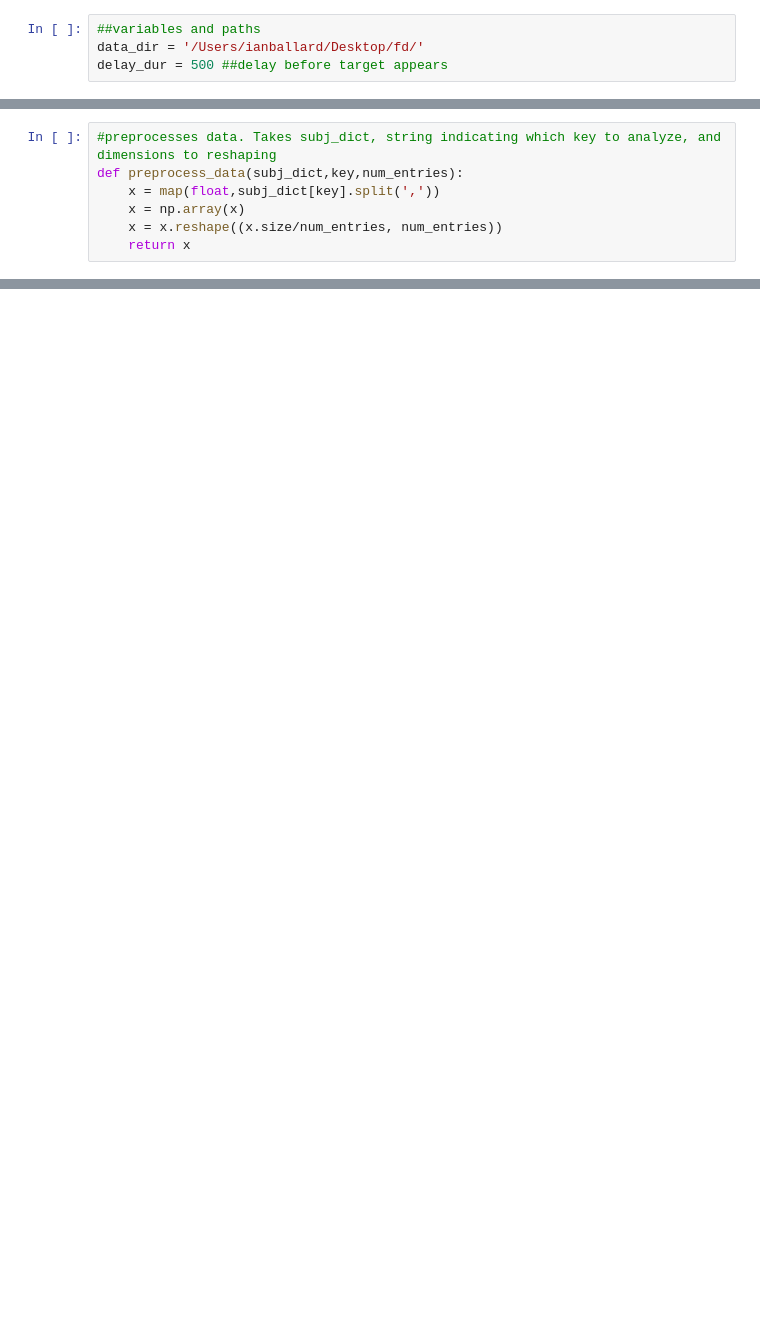
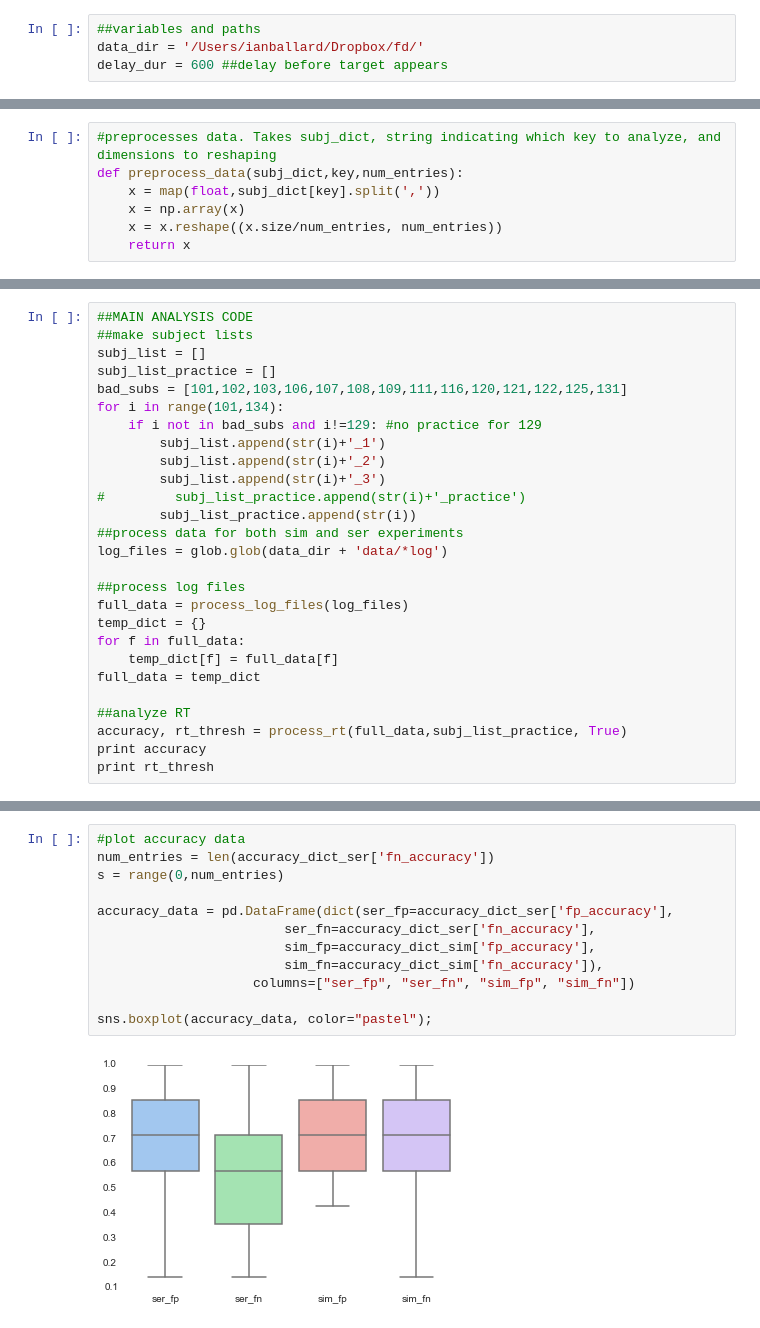
Before and after one commit to iancballard/feature-discrimination-analysis, a Jupyter notebook: analyze_results_fmri.ipynb, the cells around one changed output, grey strips where cells are left out. Drawn from its saved outputs; the diff is of its cells as text; blank space fills up the shorter version.

Commit message:
fmri script functioning for analyzing fMRI behvioral data

```diff
--- a/analyze_results_fmri.ipynb
+++ b/analyze_results_fmri.ipynb
@@ -62,4 +68,4 @@ def clean_RT(data,delay,thresh):
 # %%
 ##variables and paths
-data_dir = '/Users/ianballard/Desktop/fd/'
-delay_dur = 500 ##delay before target appears
+data_dir = '/Users/ianballard/Dropbox/fd/'
+delay_dur = 600 ##delay before target appears
@@ -218,0 +193,27 @@ IndexError: list index out of range
+# %%
+##MAIN ANALYSIS CODE
+##make subject lists
+subj_list = []
+subj_list_practice = []
+bad_subs = [101,102,103,106,107,108,109,111,116,120,121,122,125,131]
+for i in range(101,134):
+    if i not in bad_subs and i!=129: #no practice for 129
+        subj_list.append(str(i)+'_1')
+        subj_list.append(str(i)+'_2')
+        subj_list.append(str(i)+'_3')
+#         subj_list_practice.append(str(i)+'_practice')
+        subj_list_practice.append(str(i))
+##process data for both sim and ser experiments
+log_files = glob.glob(data_dir + 'data/*log')
+
+##process log files
+full_data = process_log_files(log_files)
+temp_dict = {}
+for f in full_data:
+    temp_dict[f] = full_data[f]
+full_data = temp_dict
+
+##analyze RT
+accuracy, rt_thresh = process_rt(full_data,subj_list_practice, True)
+print accuracy
+print rt_thresh
@@ -270,0 +298,14 @@ nan
+# %%
+#plot accuracy data
+num_entries = len(accuracy_dict_ser['fn_accuracy'])
+s = range(0,num_entries)
+
+accuracy_data = pd.DataFrame(dict(ser_fp=accuracy_dict_ser['fp_accuracy'],
+                        ser_fn=accuracy_dict_ser['fn_accuracy'],
+                        sim_fp=accuracy_dict_sim['fp_accuracy'],
+                        sim_fn=accuracy_dict_sim['fn_accuracy']),
+                    columns=["ser_fp", "ser_fn", "sim_fp", "sim_fn"])
+
+sns.boxplot(accuracy_data, color="pastel");
+# %% [output]
+[figure, added]
```
Also changed, not shown: parts of 25 cells of this notebook, 7 other files.
